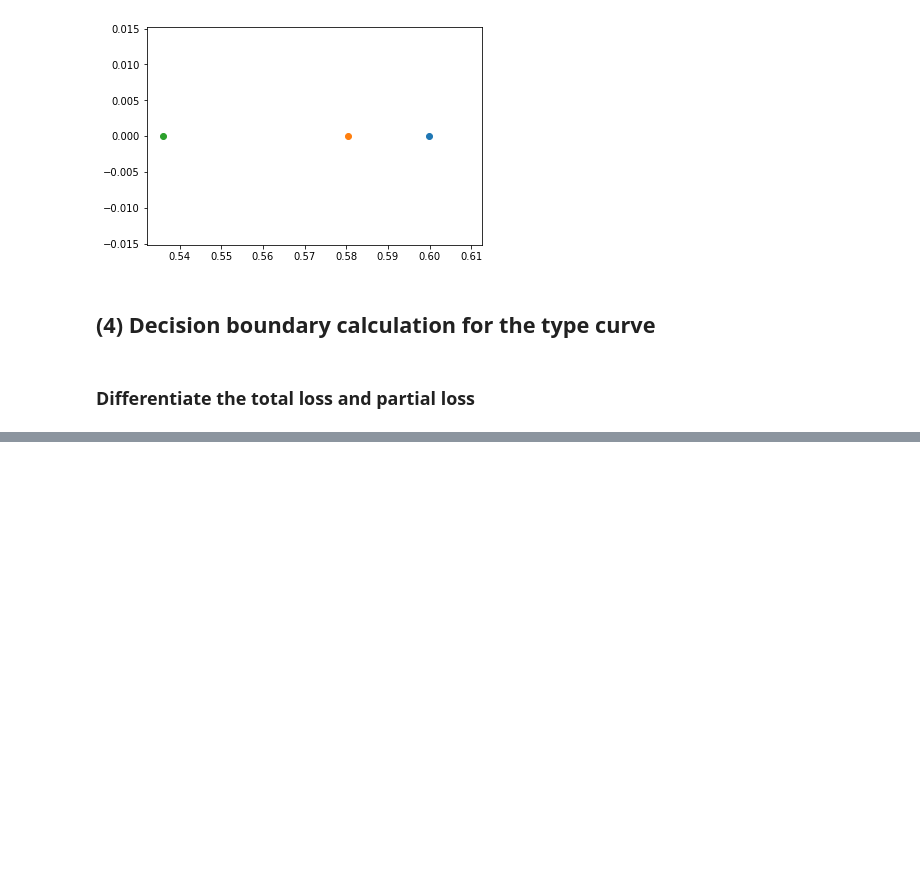
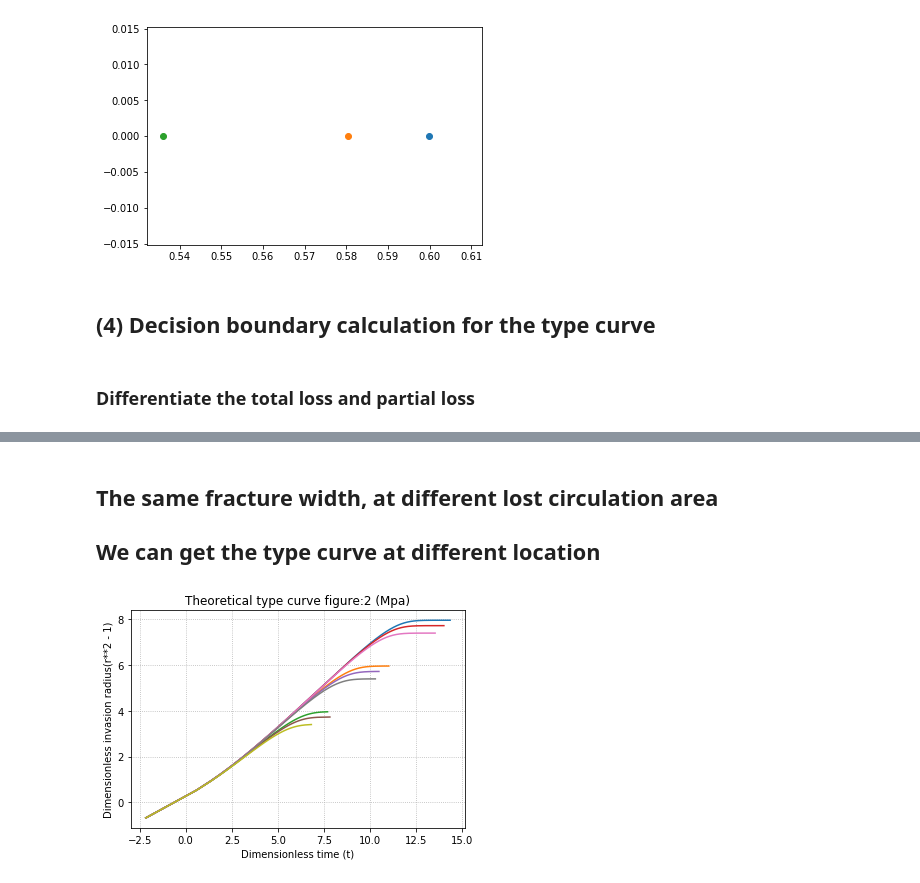
Before and after one commit to rui-ren/Simultaneous-Localization-and-Mapping, a Jupyter notebook: Linear Regression and Linearization of Drilling data.ipynb, the cells around one changed output, grey strips where cells are left out. Drawn from its saved outputs; the diff is of its cells as text; code cells hidden in the pictures; blank space fills up the shorter version.

```diff
--- a/Linear Regression and Linearization of Drilling data.ipynb
+++ b/Linear Regression and Linearization of Drilling data.ipynb
@@ -434,3 +453,82 @@ TypeError: can't convert complex to float
 # %%
 
 # plot the hough space transformation!
+# %% [markdown]
+## The same fracture width, at different lost circulation area
+##  We can get the type curve at different location
+# %%
+
+from scipy.integrate import quad
+import numpy as np
+import pandas as pd
+
+# input the basic drilling parameters
+m = 0.65                 # flow behavior index
+K = 1.85                 # fluid consistency
+delta_p = 3.2 * 10**6    # over-pressure
+tau_y = 5.62             # yield stress pa
+r_w = 311.2 /2 /1000     # wellbore radius
+
+
+delta_ps = [4.2*10**6, 3.2*10**6, 2.2*10**6]
+# calculation time step
+# dynamic list append
+Rad_ds = {}
+Time_ds = {}
+
+for delta_p in delta_ps:
+    Rad_ds['%i' % delta_p] = []
+    Time_ds['%i' % delta_p] = []
+
+
+# iterate the pressure
+for j, delta_p in enumerate(delta_ps):
+    # dimensionless lost circulation parameters
+    # Dimensionless_a = [0.0001,0.008,0.001]  The original dimensionless group
+    # Dimensionless_a = [0.0001,0.001,0.008]
+
+    width = [0.0055, 0.00055, 0.000055]
+#     # w = lambda a: (2*m+1)/(m+1)*(2*r_w)/a*tau_y/delta_p
+#     width = [w(a) for a in Dimensionless_a]
+    a = lambda w: (2*m+1)/(m+1)*(2.*r_w)/w*tau_y/delta_p
+    Dimensionless_a = [a(w) for w in width ]
+
+    for k,v in enumerate(Dimensionless_a):
+
+        Radius_d_init = 1.1                            # the initial R_d
+        Radius_d_alti = 1 + 1./v                       # the altimate R_d
+
+        Radius_d = np.arange(Radius_d_init, Radius_d_alti)
+        total_time_step = len(Radius_d)
+        # calculation the time step matrices
+        Rad_ds['%i' % delta_p].append(Radius_d);
+
+    # seven matrices
+    # use quad integration
+
+    for k,a in enumerate(Dimensionless_a):
+        Y = [quad(f,1.01,int_val)[0] for int_val in Rad_ds['%i' % delta_p][k]]
+        Time_ds['%i' % delta_p].append(Y)
+
+R_d = pd.DataFrame(Rad_ds)
+T_d = pd.DataFrame(Time_ds)
+
+fig, ax = plt.subplots()
+ax.xaxis.grid(True, which = 'Major', linestyle='dotted')
+ax.yaxis.grid(True, which = 'Major', linestyle='dotted')
+
+for i in delta_ps:         # iterate for delta_ps
+    for j in range(len(delta_ps)):     # iterate for dimensionless_a
+        ax.plot(np.log10(T_d['%i'%i][j][:]),np.log10(R_d['%i'%i][j][:]**2 - 1), '-')
+
+plt.title('Theoretical type curve figure:%i (Mpa)' %(delta_p/1000000.))
+plt.xlabel('Dimensionless time (t)')
+plt.ylabel('Dimensionless invasion radius(r**2 - 1)')
+# plt.legend()
+
+
+# Good time_step algorithm.
+# Radius_d  the fluid invasion radius.
+plt.ioff()
+# %% [output]
+[figure, added]
```
Also changed, not shown: parts of 7 cells of this notebook.
